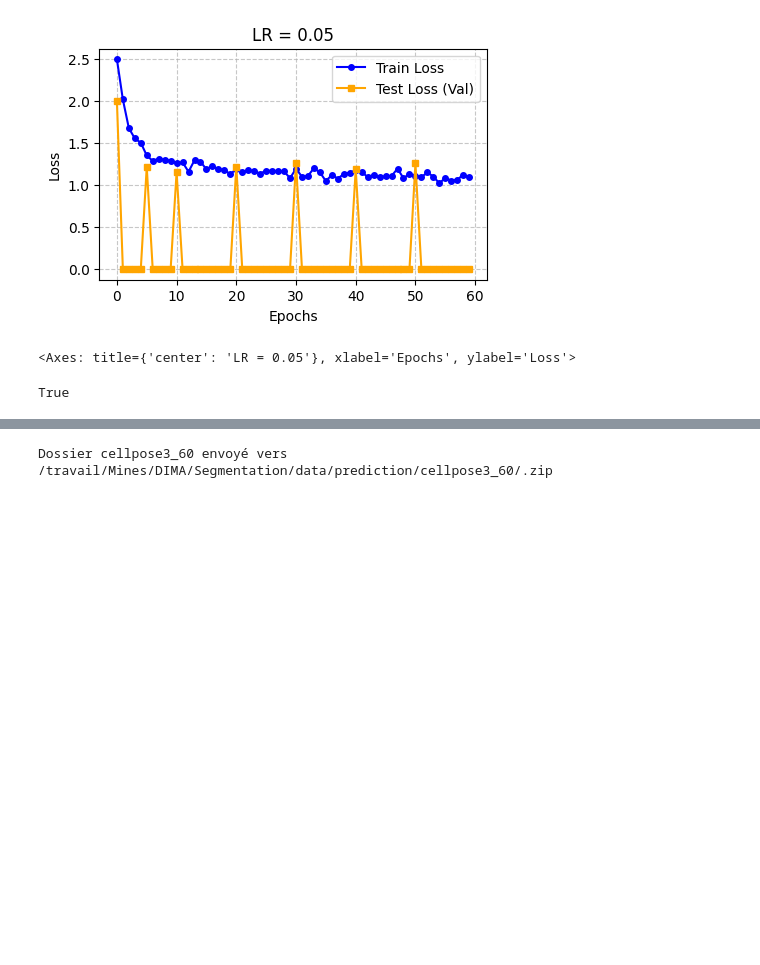
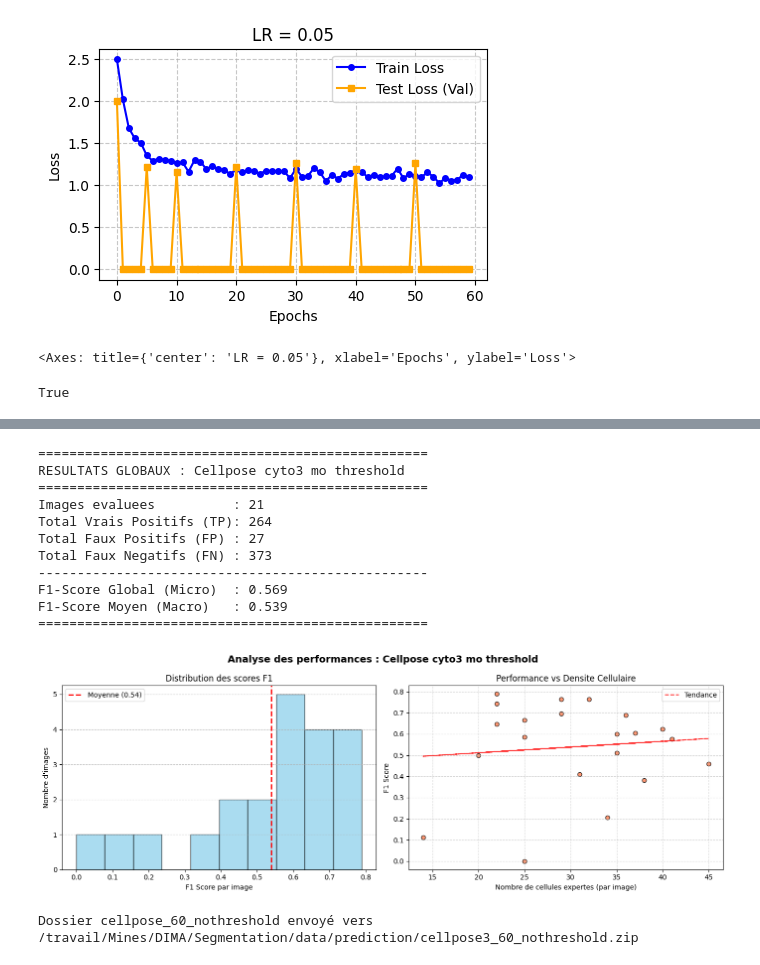
Before and after one commit to GautierGabriel/DIMA, a Jupyter notebook: scripts/cellpose3.ipynb, the cells around one changed output, grey strips where cells are left out. Saved outputs shown, nothing was run; the diff lists cells and outputs as text; code cells hidden in the pictures; blank space fills up the shorter version.

```diff
--- a/scripts/cellpose3.ipynb
+++ b/scripts/cellpose3.ipynb
@@ -244,3 +231,30 @@ oc.oc.put_file(
 )
 # %% [output]
 True
+# %%
+import matplotlib.pyplot as plt
+from cellpose import train, models, io
+
+X_train,Y_train = visualizer.load_channel(ids_train, mode='raw')
+X_val,Y_val   = visualizer.load_channel(ids_val, mode='raw')
+
+io.logger_setup()
+model_finetune = models.CellposeModel(model_type='cyto3', gpu=True)
+
+model_path, t_loss, v_loss = train.train_seg(
+    model_finetune.net,
+    train_data=X_train,
+    train_labels=Y_train,
+    test_data=X_val,
+    test_labels=Y_val,
+    channels=[0,0],
+    n_epochs=60,
+    learning_rate=0.05,
+    weight_decay=0.0001,
+    save_path='.',
+    model_name='cyto3_rawchannel_60'
+)
+
+print(f"Modèle sauvegardé : {model_path}")
+
+visualizer.plot_loss(t_loss, v_loss, title=f"LR = {0.05}",show=True)
@@ -292,4 +325,20 @@ F1-Score Moyen (Macro)   : 0.542
+# %%
+
+df_final = ev.global_report(all_results, model_name="Cellpose cyto3 mo threshold")
+# %% [output]
+==================================================
+RESULTATS GLOBAUX : Cellpose cyto3 mo threshold
+==================================================
+Images evaluees          : 21
+Total Vrais Positifs (TP): 264
+Total Faux Positifs (FP) : 27
+Total Faux Negatifs (FN) : 373
+--------------------------------------------------
+F1-Score Global (Micro)  : 0.569
+F1-Score Moyen (Macro)   : 0.539
+==================================================
+[figure, added]
 # %%
-oc.download_path('/content/data/prediction/cellpose3_60/','/travail/Mines/DIMA/Segmentation/data/prediction/cellpose3_60/')
+oc.download_path('./data/prediction/cellpose_60_nothreshold/','/travail/Mines/DIMA/Segmentation/data/prediction/cellpose3_60_nothreshold')
 # %% [output]
-Dossier cellpose3_60 envoyé vers /travail/Mines/DIMA/Segmentation/data/prediction/cellpose3_60/.zip
+Dossier cellpose_60_nothreshold envoyé vers /travail/Mines/DIMA/Segmentation/data/prediction/cellpose3_60_nothreshold.zip
```
Also changed, not shown: parts of 7 cells of this notebook, 4 other files.
